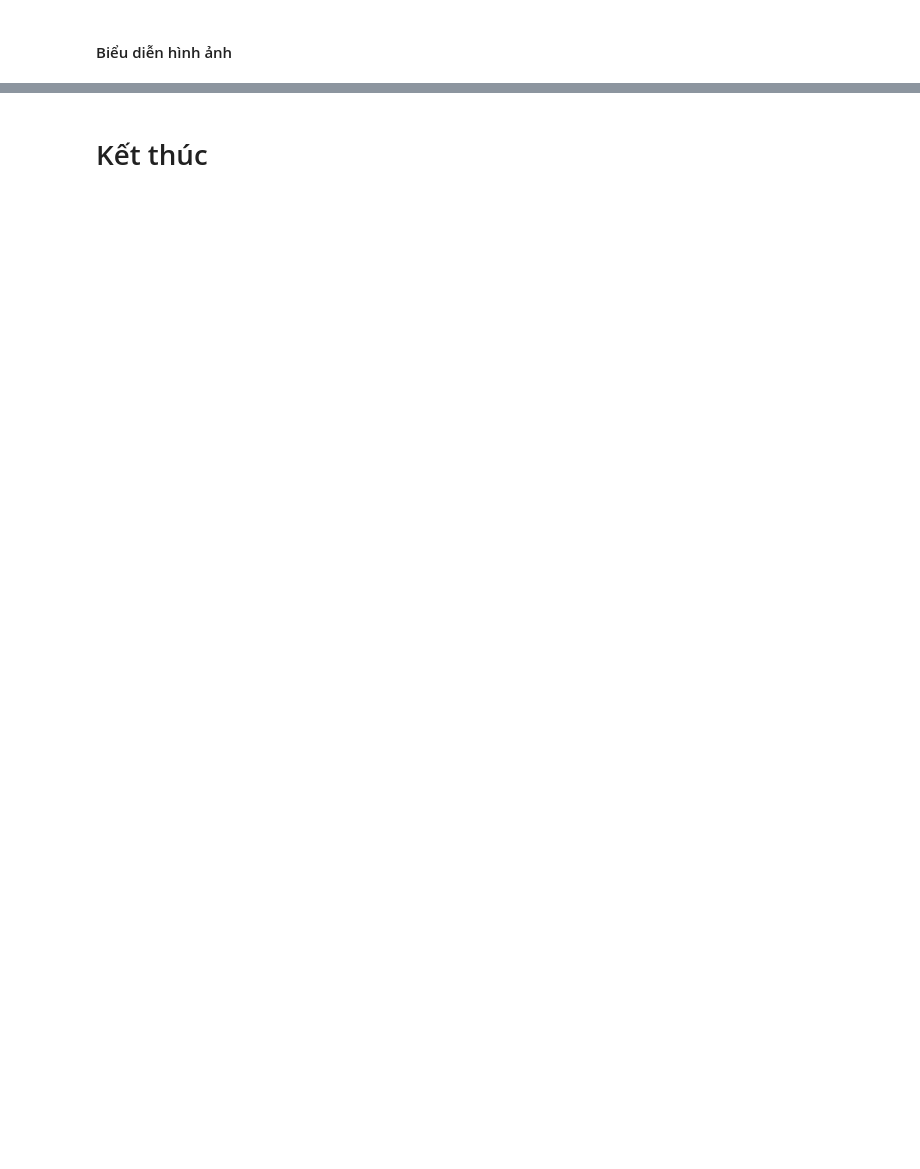
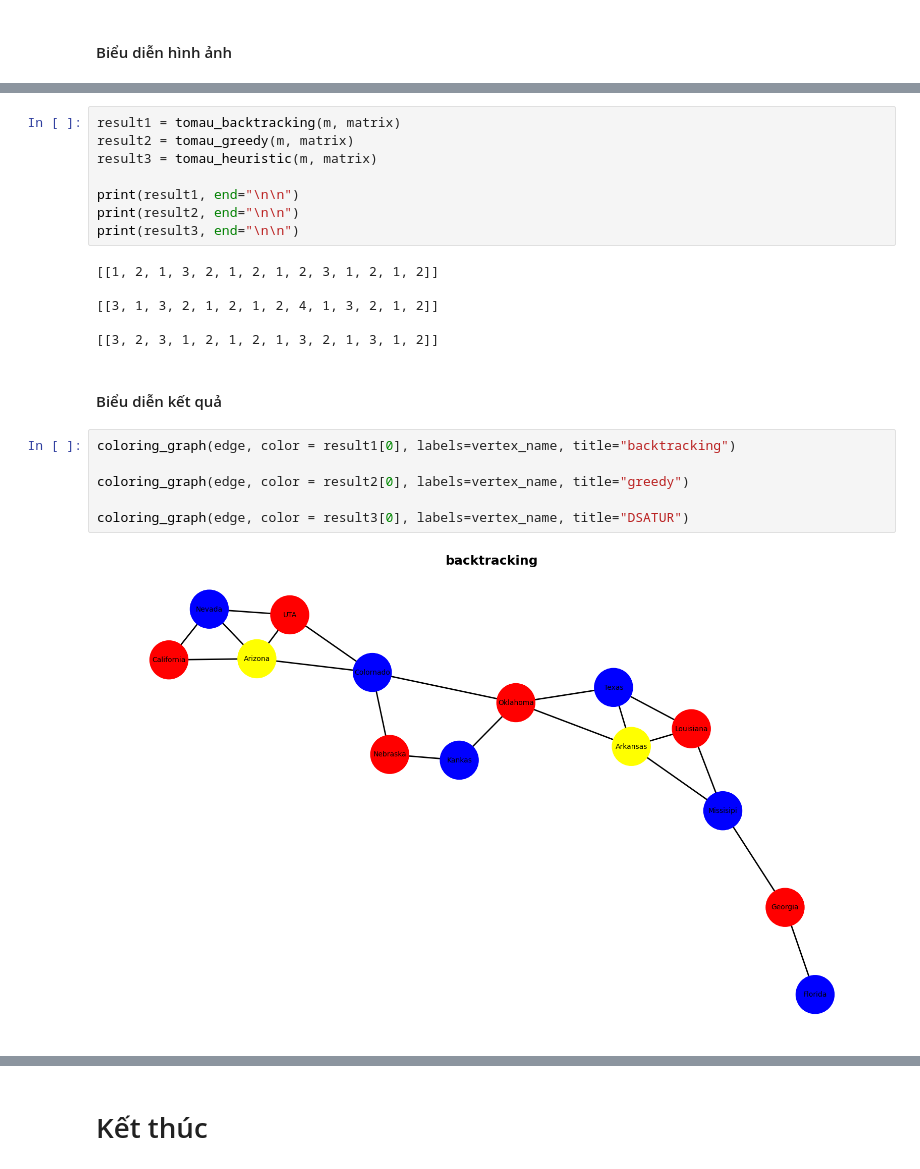
Before and after one commit to HuyTec/SGU_ML_2026-2027, a Jupyter notebook: Tuan05/my_lesson5.ipynb, the cells around one changed output, grey strips where cells are left out. Drawn from its saved outputs; the diff is of its cells as text; blank space fills up the shorter version.

```diff
--- a/Tuan05/my_lesson5.ipynb
+++ b/Tuan05/my_lesson5.ipynb
@@ -458,0 +725,24 @@ Writing tomau.inp
+# %%
+result1 = tomau_backtracking(m, matrix)
+result2 = tomau_greedy(m, matrix)
+result3 = tomau_heuristic(m, matrix)
+
+print(result1, end="\n\n")
+print(result2, end="\n\n")
+print(result3, end="\n\n")
+# %% [output]
+[[1, 2, 1, 3, 2, 1, 2, 1, 2, 3, 1, 2, 1, 2]]
+
+[[3, 1, 3, 2, 1, 2, 1, 2, 4, 1, 3, 2, 1, 2]]
+
+[[3, 2, 3, 1, 2, 1, 2, 1, 3, 2, 1, 3, 1, 2]]
+# %% [markdown]
+#### Biểu diễn kết quả
+# %%
+coloring_graph(edge, color = result1[0], labels=vertex_name, title="backtracking")
+
+coloring_graph(edge, color = result2[0], labels=vertex_name, title="greedy")
+
+coloring_graph(edge, color = result3[0], labels=vertex_name, title="DSATUR")
+# %% [output]
+[figure, added]
```
Also changed, not shown: parts of 59 cells of this notebook, 6 other files.
